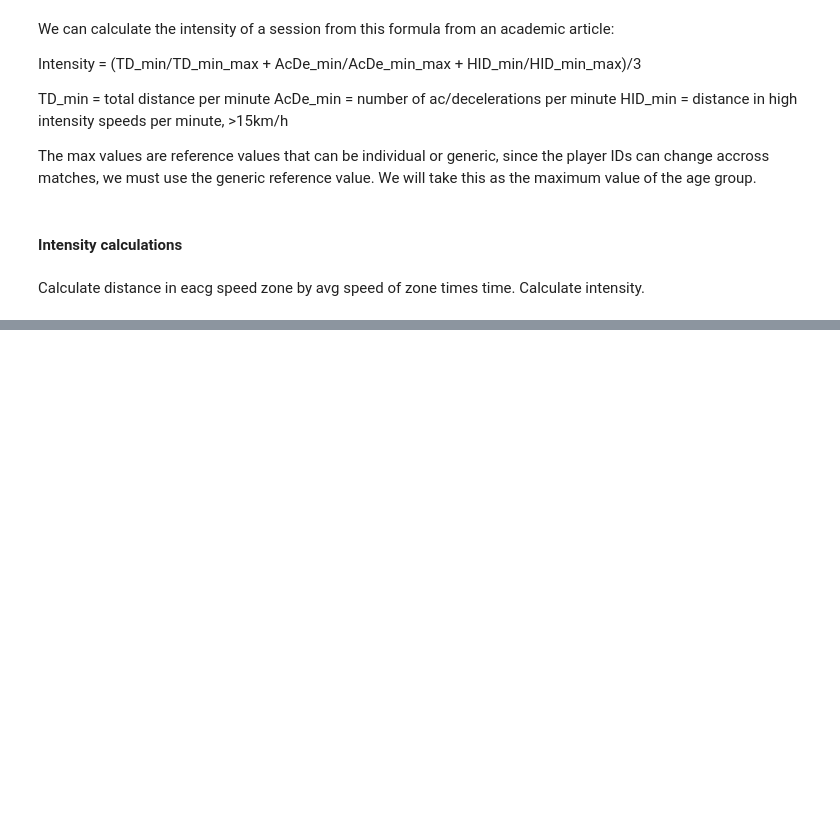
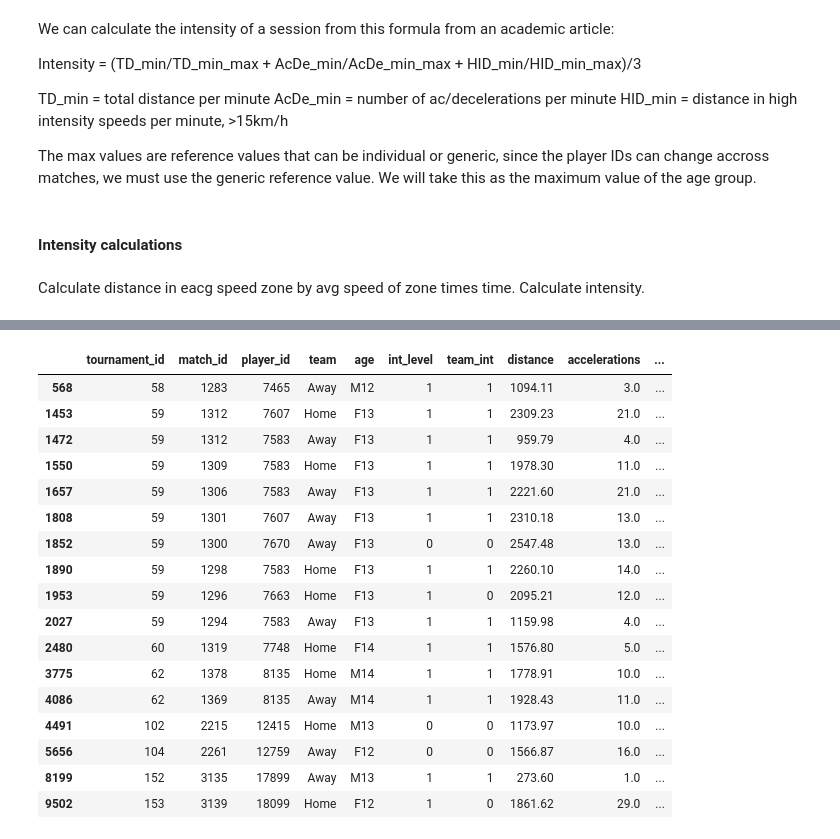
Before and after one commit to konstanyman/thesis_analysis, a Jupyter notebook: processing/intensity.ipynb, the cells around one changed output, grey strips where cells are left out. Cells and saved outputs as stored; diff of their text form; code cells hidden in the pictures; blank space fills up the shorter version.

```diff
--- a/processing/intensity.ipynb
+++ b/processing/intensity.ipynb
@@ -534,0 +538,21 @@ KS statistic: 0.09136352732703454, p-value: 0.0007769754986695412
+# %%
+intensity_df[intensity_df['intensity'] < 20]
+# %% [output]
+|  | tournament_id | match_id | player_id | team | age | int_level | team_int | distance | accelerations | ... |
+| 568 | 58 | 1283 | 7465 | Away | M12 | 1 | 1 | 1094.11 | 3.0 | ... |
+| 1453 | 59 | 1312 | 7607 | Home | F13 | 1 | 1 | 2309.23 | 21.0 | ... |
+| 1472 | 59 | 1312 | 7583 | Away | F13 | 1 | 1 | 959.79 | 4.0 | ... |
+| 1550 | 59 | 1309 | 7583 | Home | F13 | 1 | 1 | 1978.30 | 11.0 | ... |
+| 1657 | 59 | 1306 | 7583 | Away | F13 | 1 | 1 | 2221.60 | 21.0 | ... |
+| 1808 | 59 | 1301 | 7607 | Away | F13 | 1 | 1 | 2310.18 | 13.0 | ... |
+| 1852 | 59 | 1300 | 7670 | Away | F13 | 0 | 0 | 2547.48 | 13.0 | ... |
+| 1890 | 59 | 1298 | 7583 | Home | F13 | 1 | 1 | 2260.10 | 14.0 | ... |
+| 1953 | 59 | 1296 | 7663 | Home | F13 | 1 | 0 | 2095.21 | 12.0 | ... |
+| 2027 | 59 | 1294 | 7583 | Away | F13 | 1 | 1 | 1159.98 | 4.0 | ... |
+| 2480 | 60 | 1319 | 7748 | Home | F14 | 1 | 1 | 1576.80 | 5.0 | ... |
+| 3775 | 62 | 1378 | 8135 | Home | M14 | 1 | 1 | 1778.91 | 10.0 | ... |
+| 4086 | 62 | 1369 | 8135 | Away | M14 | 1 | 1 | 1928.43 | 11.0 | ... |
+| 4491 | 102 | 2215 | 12415 | Home | M13 | 0 | 0 | 1173.97 | 10.0 | ... |
+| 5656 | 104 | 2261 | 12759 | Away | F12 | 0 | 0 | 1566.87 | 16.0 | ... |
+| 8199 | 152 | 3135 | 17899 | Away | M13 | 1 | 1 | 273.60 | 1.0 | ... |
+| 9502 | 153 | 3139 | 18099 | Home | F12 | 1 | 0 | 1861.62 | 29.0 | ... |
```
Also changed, not shown: parts of 8 cells of this notebook, 1 other file.
